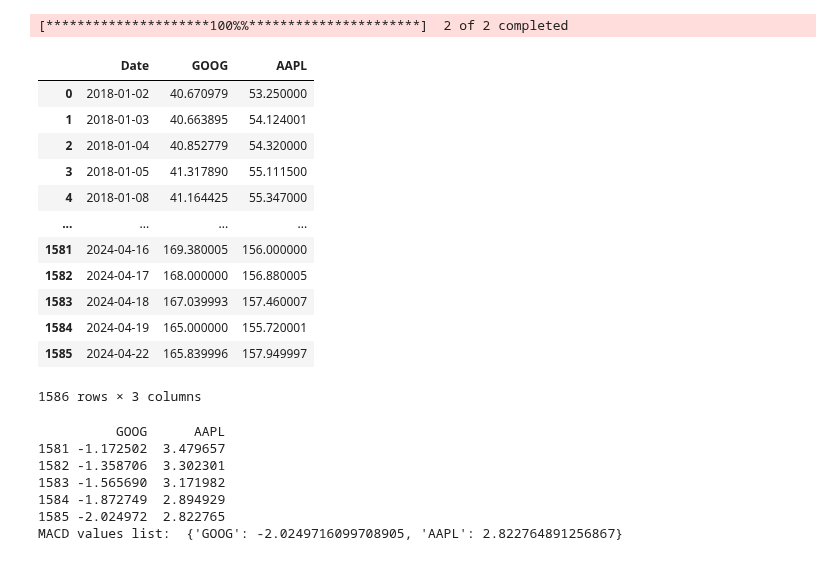
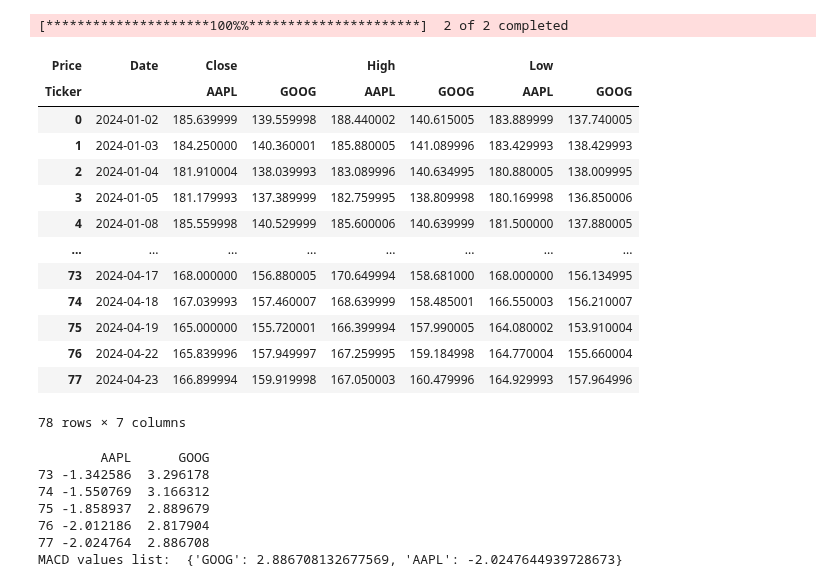
Before and after one commit to mburley127/TradingIndicators, a Jupyter notebook: Indicators/MACD.ipynb, the cells around one changed output. Cells and saved outputs as stored; diff of their text form; code cells hidden in the pictures.

Commit message:
Plot function adjusted and implemented, need to adjust import_stock_data column order

```diff
--- a/Indicators/MACD.ipynb
+++ b/Indicators/MACD.ipynb
@@ -7,70 +8,72 @@ import yfinance as yf
 # %%
 ### Load in Stock Data
-tickers = ['GOOG', 'AAPL']
-start_date = '2018-01-01'
+### Load in Stock Data
+def import_stock_data(tickers, start_date):
+    # Check if tickers is a list or a single ticker string
+    if isinstance(tickers, list):
+        data = yf.download(tickers, start = start_date)[['Close', 'High', 'Low']]
+    else:
+        data = yf.download(tickers, start = start_date)[['Close', 'High', 'Low']]
+        data = pd.DataFrame(data)
 
-def import_stock_data(tickers, start_date):
-    data = pd.DataFrame()
-    if len([tickers]) == 1:
-        data[tickers] = yf.download(tickers, start_date)['Adj Close']
-        data = pd.DataFrame(data)
-    else:
-        for t in tickers:
-            data[t] = yf.download(tickers, start_date)['Adj Close']
-    # Reset index to make headings in the same row
+    # Reset index to make 'Date' a column instead of index
     data.reset_index(inplace = True)
-
     data['Date'] = pd.to_datetime(data['Date'])
 
     return data
 
+tickers = ['GOOG', 'AAPL']
+start_date = '2024-01-01'
 stock_data = import_stock_data(tickers, start_date)
 stock_data
 # %% [output]
 [*********************100%%**********************]  2 of 2 completed
-|  | Date | GOOG | AAPL |
-| 0 | 2018-01-02 | 40.670979 | 53.250000 |
-| 1 | 2018-01-03 | 40.663895 | 54.124001 |
-| 2 | 2018-01-04 | 40.852779 | 54.320000 |
-| 3 | 2018-01-05 | 41.317890 | 55.111500 |
-| 4 | 2018-01-08 | 41.164425 | 55.347000 |
-| ... | ... | ... | ... |
-| 1581 | 2024-04-16 | 169.380005 | 156.000000 |
-| 1582 | 2024-04-17 | 168.000000 | 156.880005 |
-| 1583 | 2024-04-18 | 167.039993 | 157.460007 |
-| 1584 | 2024-04-19 | 165.000000 | 155.720001 |
-| 1585 | 2024-04-22 | 165.839996 | 157.949997 |
+| Price | Date | Close |  | High |  | Low |  |
+| Ticker |  | AAPL | GOOG | AAPL | GOOG | AAPL | GOOG |
+| 0 | 2024-01-02 | 185.639999 | 139.559998 | 188.440002 | 140.615005 | 183.889999 | 137.740005 |
+| 1 | 2024-01-03 | 184.250000 | 140.360001 | 185.880005 | 141.089996 | 183.429993 | 138.429993 |
+| 2 | 2024-01-04 | 181.910004 | 138.039993 | 183.089996 | 140.634995 | 180.880005 | 138.009995 |
+| 3 | 2024-01-05 | 181.179993 | 137.389999 | 182.759995 | 138.809998 | 180.169998 | 136.850006 |
+| 4 | 2024-01-08 | 185.559998 | 140.529999 | 185.600006 | 140.639999 | 181.500000 | 137.880005 |
+| ... | ... | ... | ... | ... | ... | ... | ... |
+| 73 | 2024-04-17 | 168.000000 | 156.880005 | 170.649994 | 158.681000 | 168.000000 | 156.134995 |
+| 74 | 2024-04-18 | 167.039993 | 157.460007 | 168.639999 | 158.485001 | 166.550003 | 156.210007 |
+| 75 | 2024-04-19 | 165.000000 | 155.720001 | 166.399994 | 157.990005 | 164.080002 | 153.910004 |
+| 76 | 2024-04-22 | 165.839996 | 157.949997 | 167.259995 | 159.184998 | 164.770004 | 155.660004 |
+| 77 | 2024-04-23 | 166.899994 | 159.919998 | 167.050003 | 160.479996 | 164.929993 | 157.964996 |
-1586 rows × 3 columns
+78 rows × 7 columns
 # %%
 ### MACD Function for Multiple Stocks
 def get_macd(tickers, df):
-    # Initialize empty DataFrame to store MACD data
-    macd_df = pd.DataFrame(index=df.index)
+    # Initialize empty DataFrame to store MACD data with correct columns
+    macd_df = pd.DataFrame(index=df.index, columns=tickers[::-1])  # Reverse the tickers list
     macd_vals = {}
 
     # Loop for MACD calculation and df population
     for t in tickers:
         # Calculate 12-day Exponential Moving Averages (EMA)
-        ema_12 = df[t].ewm(span=12, adjust=False).mean()
+        ema_12 = df['Close'][t].ewm(span=12, adjust=False).mean()
         # Calculate 26-day Exponential Moving Averages (EMA)
-        ema_26 = df[t].ewm(span=26, adjust=False).mean()
+        ema_26 = df['Close'][t].ewm(span=26, adjust=False).mean()
         # Calculate MACD line (12-day EMA minus 26-day EMA)
         macd = ema_12 - ema_26
         # Add MACD column to the DataFrame
         macd_df[t] = macd
-        # Append last MACD value to rsi_vals dictionary
+        # Append last MACD value to macd_vals dictionary
         macd_vals[t] = macd_df[t].iloc[-1]
 
     return macd_df, macd_vals
 
+# Example usage
+tickers = ['GOOG', 'AAPL']
 macd_df, macd_vals = get_macd(tickers, stock_data)
 print(macd_df.tail())
 print("MACD values list: ", macd_vals)
 # %% [output]
-          GOOG      AAPL
-1581 -1.172502  3.479657
-1582 -1.358706  3.302301
-1583 -1.565690  3.171982
-1584 -1.872749  2.894929
-1585 -2.024972  2.822765
-MACD values list:  {'GOOG': -2.0249716099708905, 'AAPL': 2.822764891256867}
+        AAPL      GOOG
+73 -1.342586  3.296178
+74 -1.550769  3.166312
+75 -1.858937  2.889679
+76 -2.012186  2.817904
+77 -2.024764  2.886708
+MACD values list:  {'GOOG': 2.886708132677569, 'AAPL': -2.0247644939728673}
```
Also changed, not shown: parts of 3 cells of this notebook, 4 other files.
